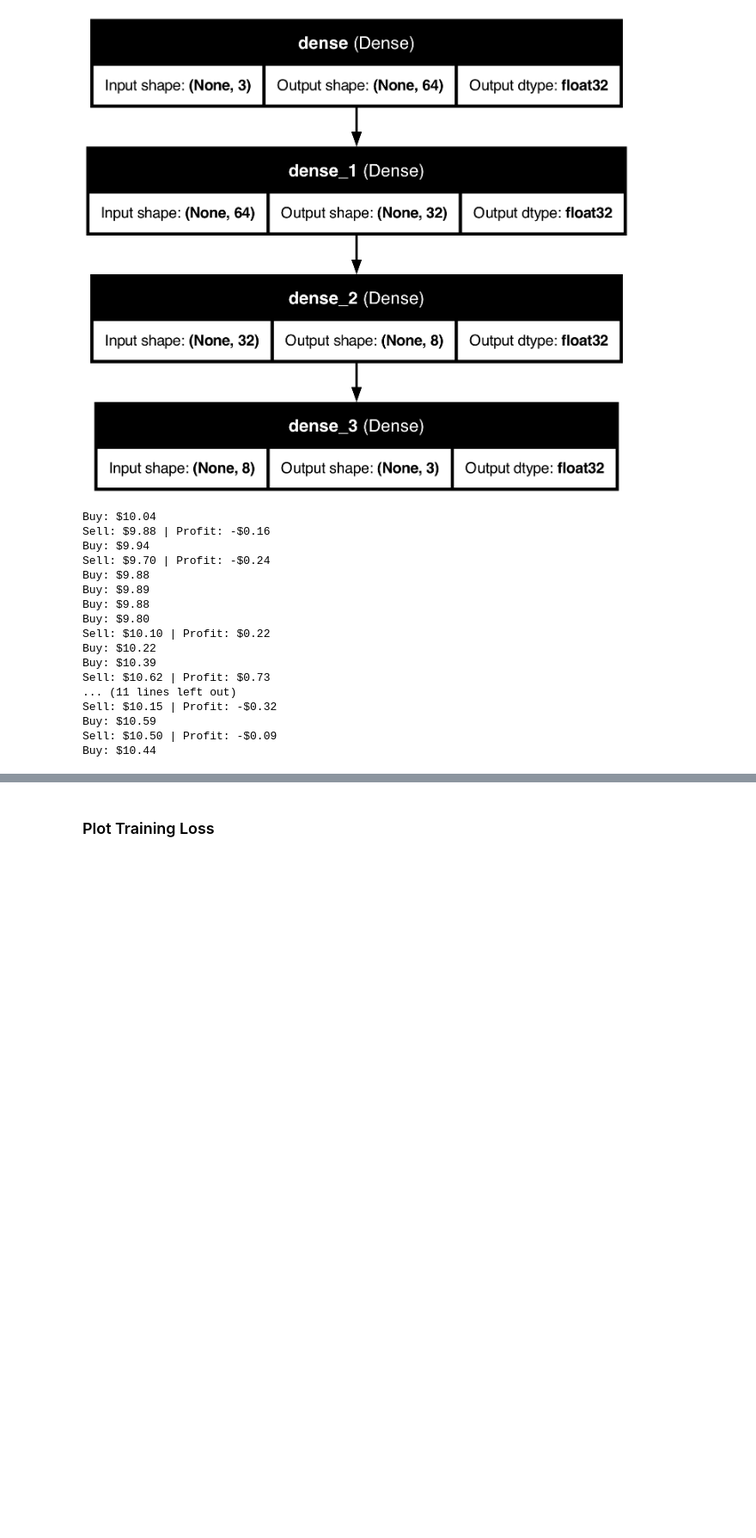
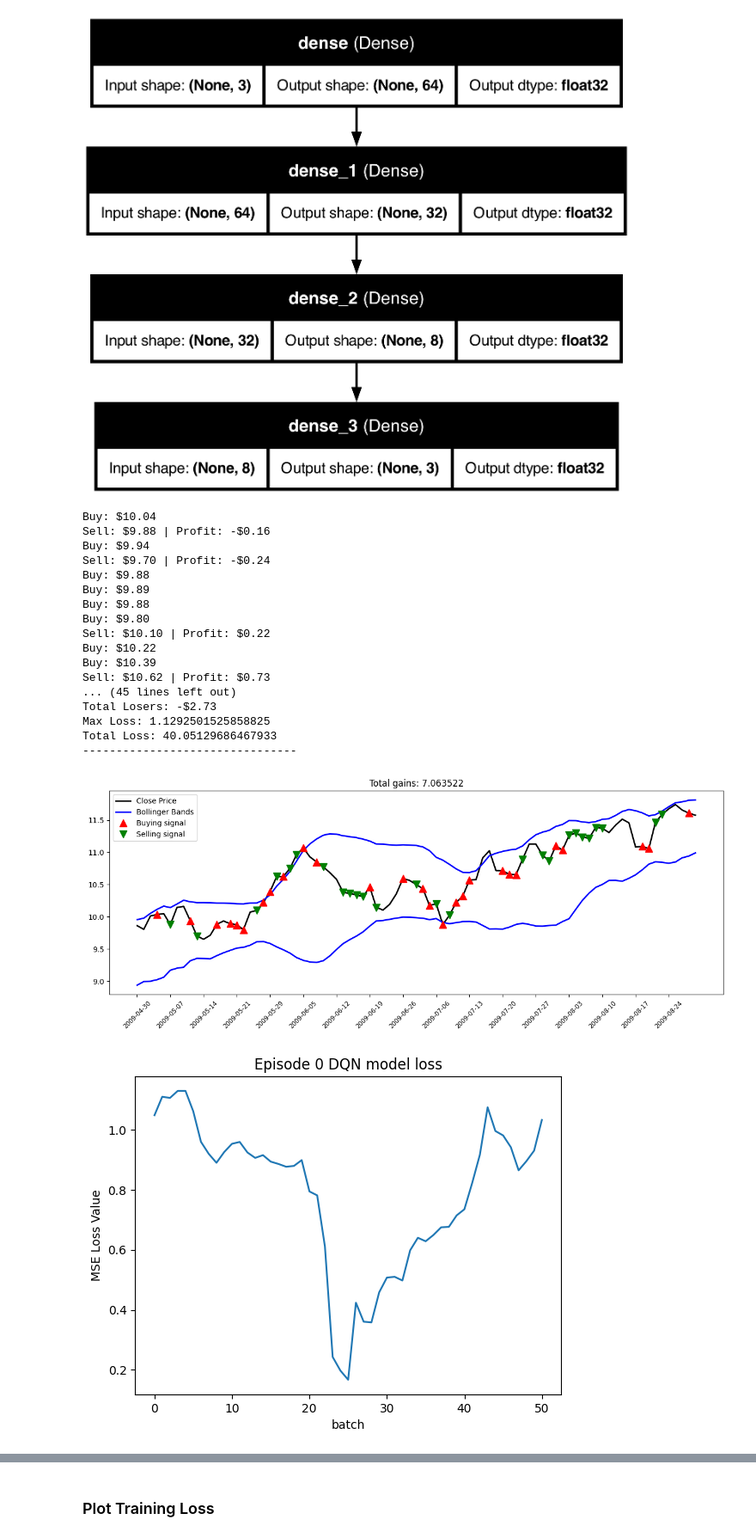
Before and after one commit to miharothl/und-ai-trading-strategies, a Jupyter notebook: project-3/project_nb.ipynb, the cells around one changed output, grey strips where cells are left out. Shown at 86% size. Saved outputs shown, nothing was run; the diff lists cells and outputs as text; code cells hidden in the pictures; blank space fills up the shorter version.

```diff
--- a/project-3/project_nb.ipynb
+++ b/project-3/project_nb.ipynb
@@ -563,7 +563,6 @@ batch_size = 32
 
 #An episode represents a complete pass over the data.
 episode_count = 2
-episode_count = 6
 
 normalizer_close = normlist[idx_close]
 normalizer_bb_upper = normlist[idx_bb_upper]
@@ -635,36 +634,37 @@ for e in range(episode_count + 1):
             print(f'Total Loss: {sum(batch_losses[num_batches_trained:len(batch_losses)])}')
             print('--------------------------------')
 
             plot_behavior(X_train_true_price, X_train_true_bb_upper, X_train_true_bb_lower, states_buy, states_sell, total_profit)
 
             plot_losses(batch_losses[num_batches_trained:len(batch_losses)], f'Episode {e} DQN model loss')
             num_batches_trained = len(batch_losses)
 
         if len(agent.memory) > batch_size:
             # when the size of the memory is greater than the batch size, run the exp_replay function on the batch to fit the model and get losses for the batch
             losses = agent.exp_replay(batch_size)
             # then sum the losses for the batch and append them to the batch_losses list
-            # print(f'DEBUG: SUMMING THE LOSSES: {sum(losses)}')
             batch_losses.append(sum(losses))
 
     if e % 2 == 0:
         # save the model every 2 episodes (in case of crash or better training iteration in the middle of training process)
         agent.model.save(f'model_ep{e}.keras')
 # %% [output]
 Buy: $10.04
 Sell: $9.88 | Profit: -$0.16
 Buy: $9.94
 Sell: $9.70 | Profit: -$0.24
 Buy: $9.88
 Buy: $9.89
 Buy: $9.88
 Buy: $9.80
 Sell: $10.10 | Profit: $0.22
 Buy: $10.22
 Buy: $10.39
 Sell: $10.62 | Profit: $0.73
-... (11 lines left out)
-Sell: $10.15 | Profit: -$0.32
-Buy: $10.59
-Sell: $10.50 | Profit: -$0.09
-Buy: $10.44
+... (45 lines left out)
+Total Losers: -$2.73
+Max Loss: 1.1292501525858825
+Total Loss: 40.05129686467933
+--------------------------------
+[figure, added]
+[figure, added]
```
Also changed, not shown: parts of 6 cells of this notebook, 2 other files.
